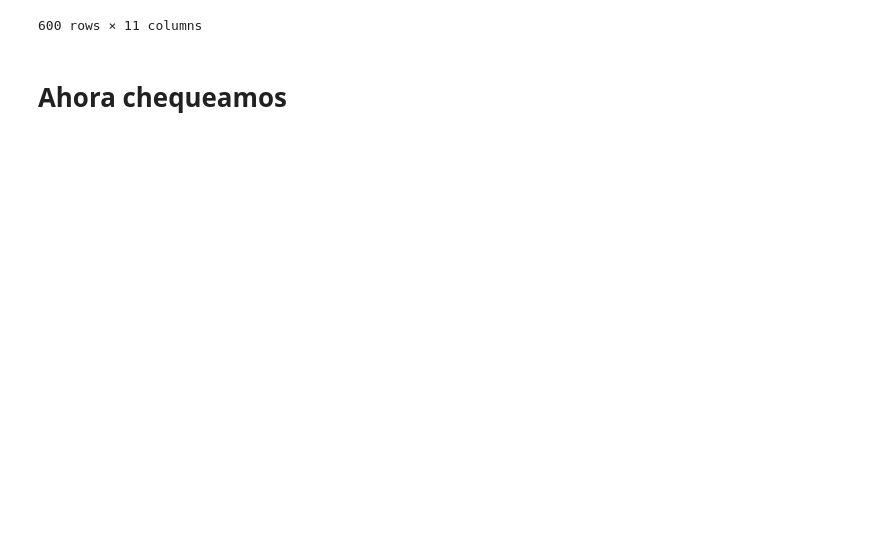
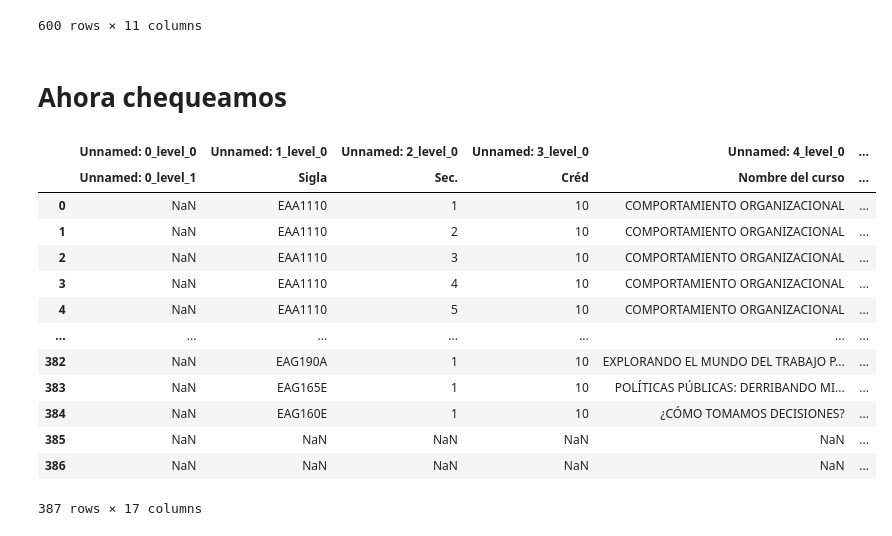
Before and after one commit to Andresdiazdcd/Automate-VRAI-UC, a Jupyter notebook: VRAI2026/cursos2026/ChequeoECONOMIA.ipynb, the cells around one changed output. Cells and saved outputs as stored; diff of their text form; code cells hidden in the pictures; blank space fills up the shorter version.

```diff
--- a/VRAI2026/cursos2026/ChequeoECONOMIA.ipynb
+++ b/VRAI2026/cursos2026/ChequeoECONOMIA.ipynb
@@ -97,0 +110,25 @@ df_final.to_excel("recopilado_outputs.xlsx", index=False)
+# %%
+archivo_eval = "Material Docente 24-02-2026_FACEA.xlsx"
+
+df_eval = pd.read_excel(
+    archivo_eval,
+    skiprows=11,
+    header=[0, 1]
+)
+# %%
+df_eval
+# %% [output]
+|  | Unnamed: 0_level_0 | Unnamed: 1_level_0 | Unnamed: 2_level_0 | Unnamed: 3_level_0 | Unnamed: 4_level_0 | ... |
+|  | Unnamed: 0_level_1 | Sigla | Sec. | Créd | Nombre del curso | ... |
+| 0 | NaN | EAA1110 | 1 | 10 | COMPORTAMIENTO ORGANIZACIONAL | ... |
+| 1 | NaN | EAA1110 | 2 | 10 | COMPORTAMIENTO ORGANIZACIONAL | ... |
+| 2 | NaN | EAA1110 | 3 | 10 | COMPORTAMIENTO ORGANIZACIONAL | ... |
+| 3 | NaN | EAA1110 | 4 | 10 | COMPORTAMIENTO ORGANIZACIONAL | ... |
+| 4 | NaN | EAA1110 | 5 | 10 | COMPORTAMIENTO ORGANIZACIONAL | ... |
+| ... | ... | ... | ... | ... | ... | ... |
+| 382 | NaN | EAG190A | 1 | 10 | EXPLORANDO EL MUNDO DEL TRABAJO P... | ... |
+| 383 | NaN | EAG165E | 1 | 10 | POLÍTICAS PÚBLICAS: DERRIBANDO MI... | ... |
+| 384 | NaN | EAG160E | 1 | 10 | ¿CÓMO TOMAMOS DECISIONES? | ... |
+| 385 | NaN | NaN | NaN | NaN | NaN | ... |
+| 386 | NaN | NaN | NaN | NaN | NaN | ... |
+387 rows × 17 columns
```
Also changed, not shown: parts of 5 cells of this notebook, 1 other file.
